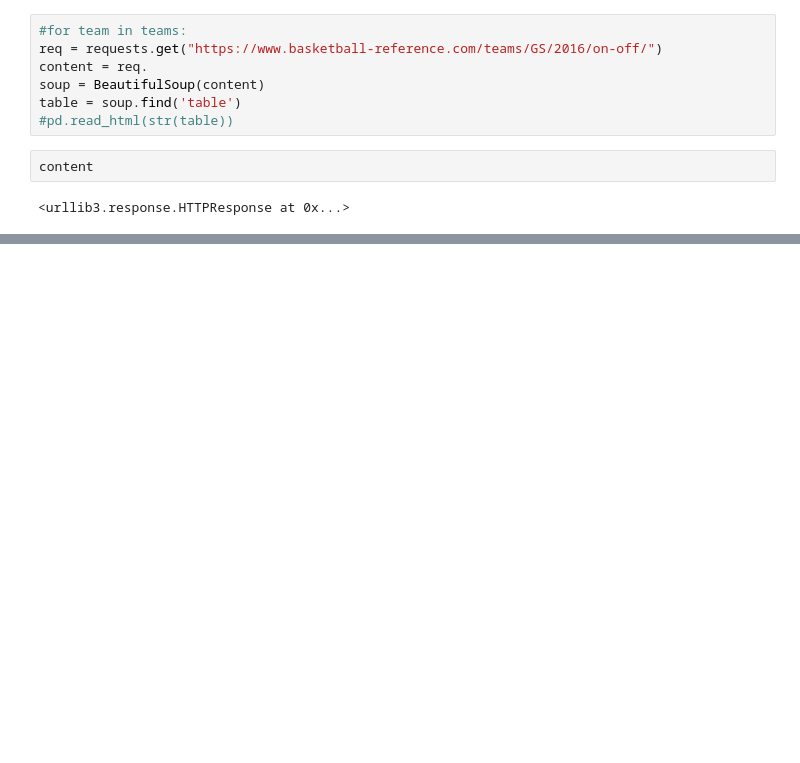
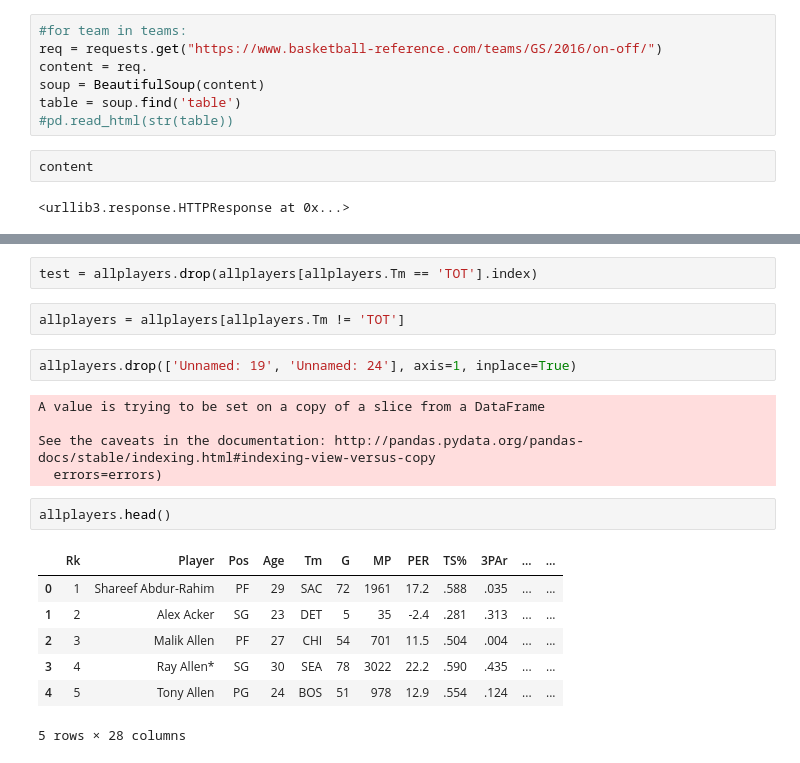
Before and after one commit to dmacUT/nba-final4-projections, a Jupyter notebook: NBAplayerdata.ipynb, the cells around one changed output, grey strips where cells are left out. Saved outputs shown, nothing was run; the diff lists cells and outputs as text; blank space fills up the shorter version.

```diff
--- a/NBAplayerdata.ipynb
+++ b/NBAplayerdata.ipynb
@@ -46,0 +114,21 @@ pd.read_html(str(tables))
+# %%
+test = allplayers.drop(allplayers[allplayers.Tm == 'TOT'].index)
+# %%
+allplayers = allplayers[allplayers.Tm != 'TOT']
+# %%
+allplayers.drop(['Unnamed: 19', 'Unnamed: 24'], axis=1, inplace=True)
+# %% [output]
+A value is trying to be set on a copy of a slice from a DataFrame
+
+See the caveats in the documentation: http://pandas.pydata.org/pandas-docs/stable/indexing.html#indexing-view-versus-copy
+  errors=errors)
+# %%
+allplayers.head()
+# %% [output]
+|  | Rk | Player | Pos | Age | Tm | G | MP | PER | TS% | 3PAr | ... | ... |
+| 0 | 1 | Shareef Abdur-Rahim | PF | 29 | SAC | 72 | 1961 | 17.2 | .588 | .035 | ... | ... |
+| 1 | 2 | Alex Acker | SG | 23 | DET | 5 | 35 | -2.4 | .281 | .313 | ... | ... |
+| 2 | 3 | Malik Allen | PF | 27 | CHI | 54 | 701 | 11.5 | .504 | .004 | ... | ... |
+| 3 | 4 | Ray Allen* | SG | 30 | SEA | 78 | 3022 | 22.2 | .590 | .435 | ... | ... |
+| 4 | 5 | Tony Allen | PG | 24 | BOS | 51 | 978 | 12.9 | .554 | .124 | ... | ... |
+5 rows × 28 columns
```
Also changed, not shown: parts of 14 cells of this notebook.
